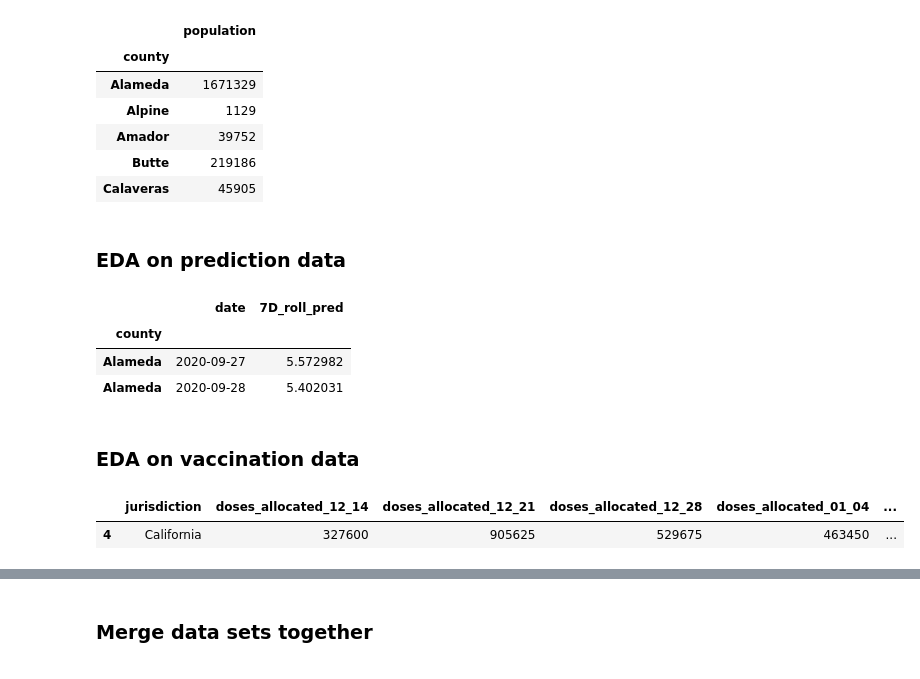
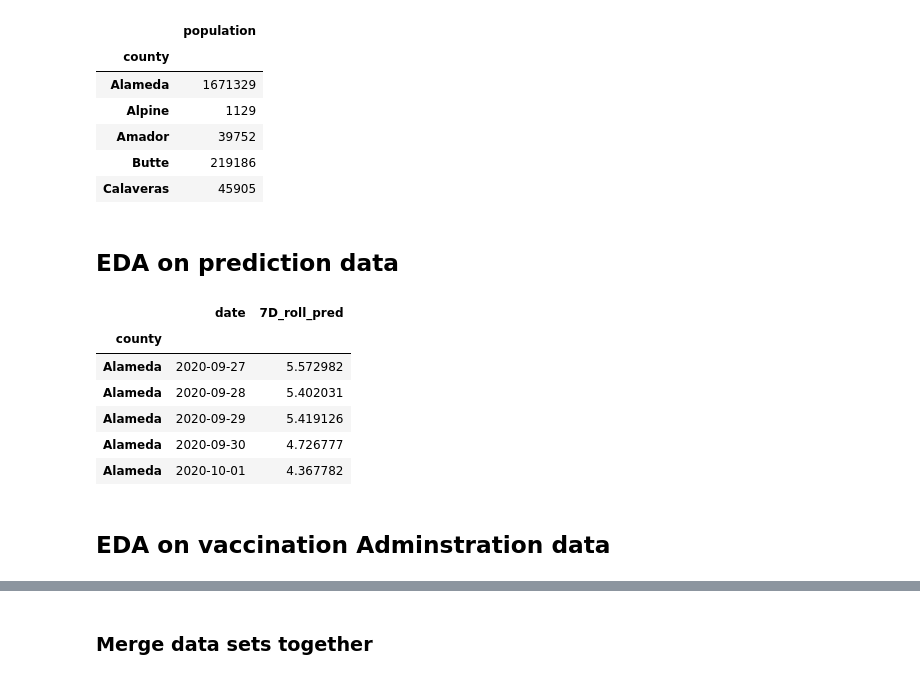
Before and after one commit to lettywu/COVID-19-vaccinations, a Jupyter notebook: rahul/predictions-Rahul-Parab.ipynb, the cells around one changed output, grey strips where cells are left out. Cells and saved outputs as stored; diff of their text form; code cells hidden in the pictures.

```diff
--- a/rahul/predictions-Rahul-Parab.ipynb
+++ b/rahul/predictions-Rahul-Parab.ipynb
@@ -43,17 +61,16 @@ df_county_pop.head()
 # %% [markdown]
-### EDA on prediction data
+## EDA on prediction data
 # %%
 # lets look at the data
-df_pred.head(2)
+df_pred.head()
+# '2021-02-14'
 # %% [output]
 |  | date | 7D_roll_pred |
 | county |  |  |
 | Alameda | 2020-09-27 | 5.572982 |
 | Alameda | 2020-09-28 | 5.402031 |
+| Alameda | 2020-09-29 | 5.419126 |
+| Alameda | 2020-09-30 | 4.726777 |
+| Alameda | 2020-10-01 | 4.367782 |
 # %% [markdown]
-### EDA on vaccination data
+## EDA on vaccination Adminstration data
-# %%
-df_vacc_alloc
-# %% [output]
-|  | jurisdiction | doses_allocated_12_14 | doses_allocated_12_21 | doses_allocated_12_28 | doses_allocated_01_04 | ... |
-| 4 | California | 327600 | 905625 | 529675 | 463450 | ... |
```
Also changed, not shown: parts of 51 cells of this notebook, 4 other files.
